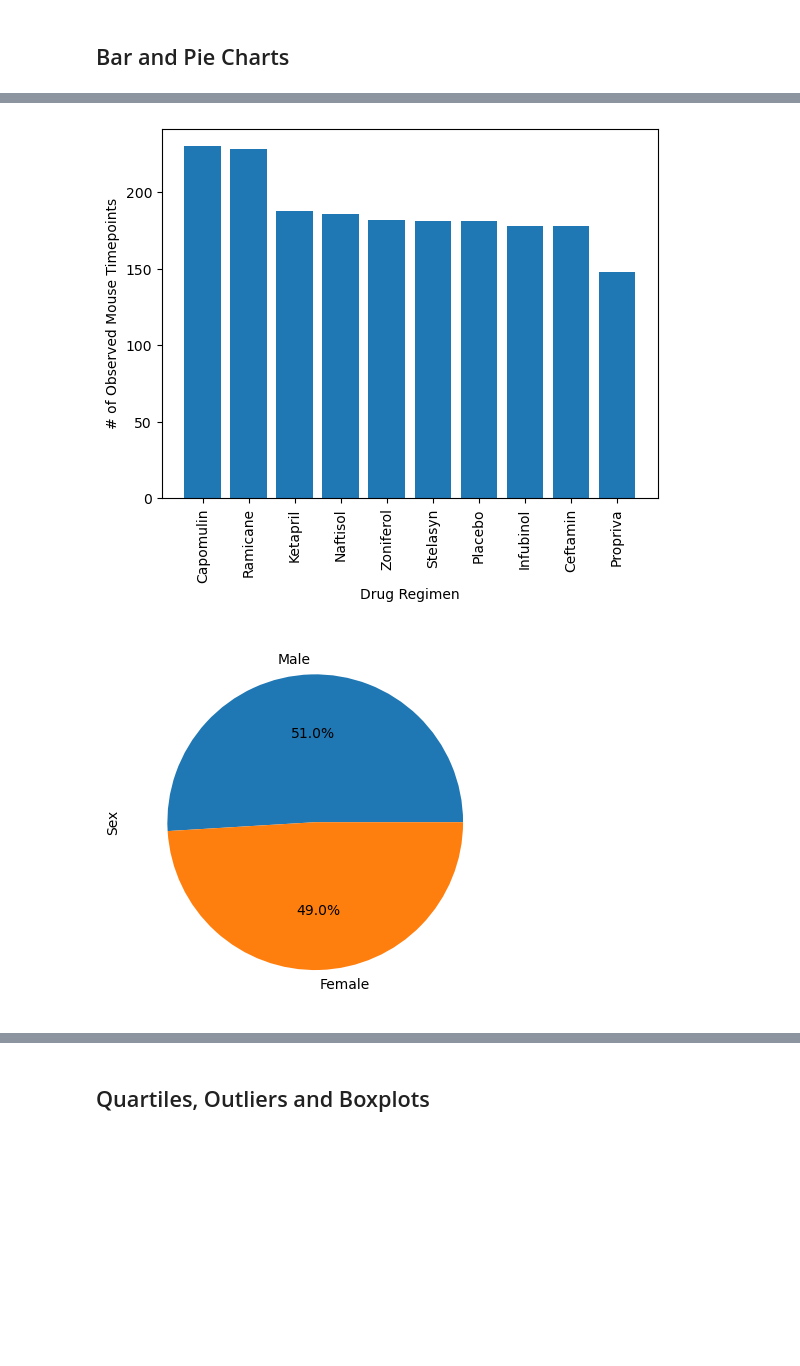
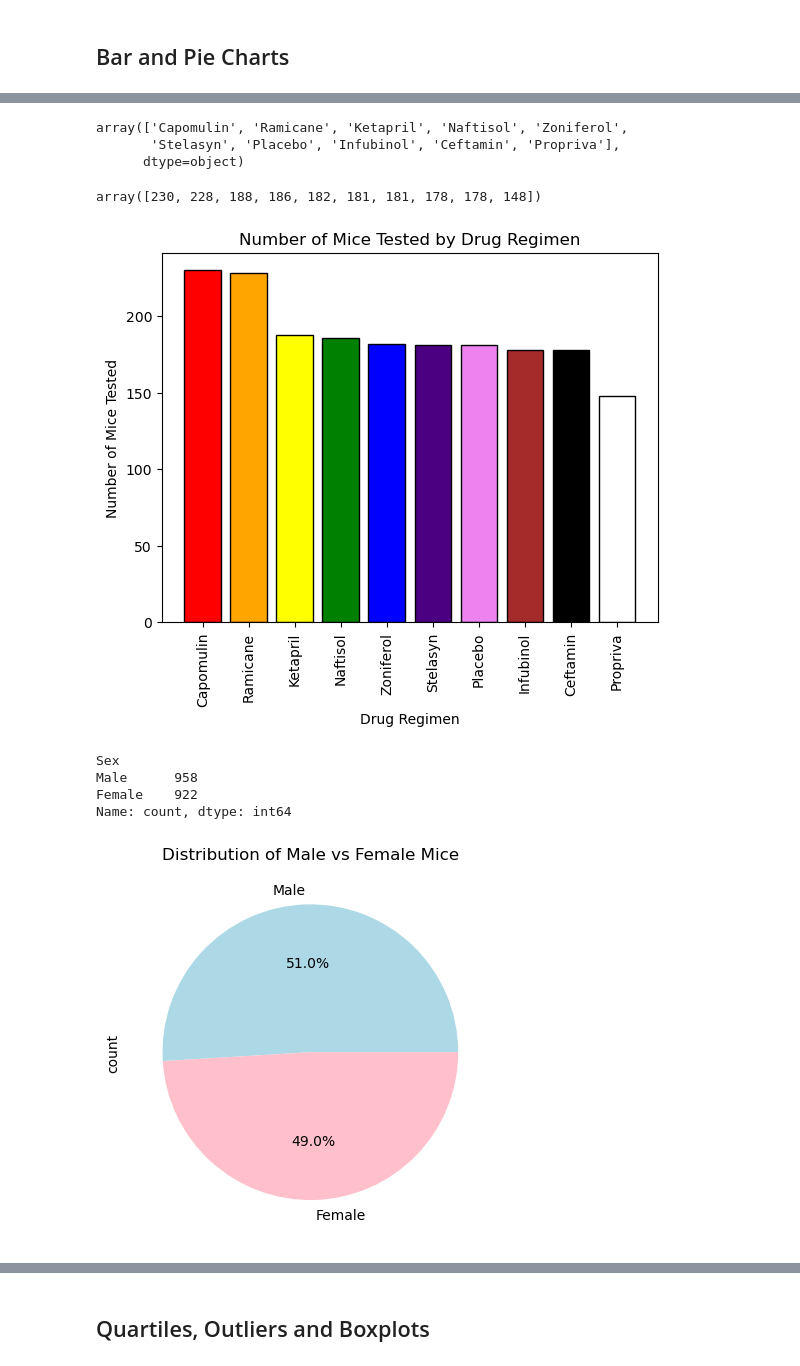
Before and after one commit to djdavis825/matplotlib_challenge, a Jupyter notebook: Pymaceuticals/pymaceuticals_solution.ipynb, the cells around one changed output, grey strips where cells are left out. Cells and saved outputs as stored; diff of their text form; code cells hidden in the pictures; blank space fills up the shorter version.

```diff
--- a/Pymaceuticals/pymaceuticals_solution.ipynb
+++ b/Pymaceuticals/pymaceuticals_solution.ipynb
@@ -155,8 +196,47 @@ TypeError: agg function failed [how->mean,dtype->object]
+# %%
+# names of regimens
+counts.index.values
+# %% [output]
+array(['Capomulin', 'Ramicane', 'Ketapril', 'Naftisol', 'Zoniferol',
+       'Stelasyn', 'Placebo', 'Infubinol', 'Ceftamin', 'Propriva'],
+      dtype=object)
+# %%
+# value of the counts
+counts.values
+# %% [output]
+array([230, 228, 188, 186, 182, 181, 181, 178, 178, 148])
 # %%
 # Generate a bar plot showing the total number of rows (Mouse ID/Timepoints) for each drug regimen using pyplot.
+plt.bar(counts.index.values,
+        counts.values,
+        color=["red", "orange", "yellow", "green", "blue", "indigo", "violet", "brown", "black", "white"],
+        edgecolor="black")
+
+plt.xlabel("Drug Regimen")
+plt.ylabel("Number of Mice Tested")
+plt.title("Number of Mice Tested by Drug Regimen")
+plt.xticks(rotation=90)
+plt.show()
 # %% [output]
-[figure, old version]
+[figure, new version]
+# %%
+# gender count
+counts = clean_study_data_comp["Sex"].value_counts()
+counts
+# %% [output]
+Sex
+Male      958
+Female    922
+Name: count, dtype: int64
 # %%
 # Generate a pie plot showing the distribution of female versus male mice using Pandas
+counts.plot(
+    kind="pie",
+    autopct="%1.1f%%",
+    colors=["lightblue", "pink"]
+)
+
+plt.title("Distribution of Male vs Female Mice")
+plt.show()
 # %% [output]
-[figure, old version]
+[figure, new version]
```
Also changed, not shown: parts of 25 cells of this notebook, 2 other files.
